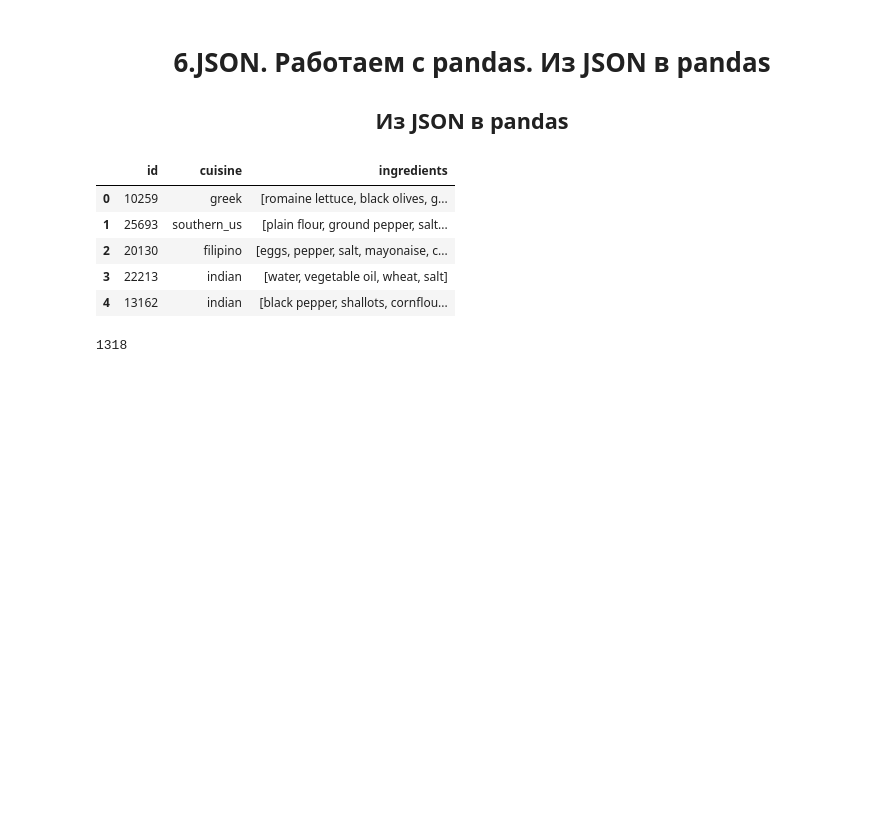
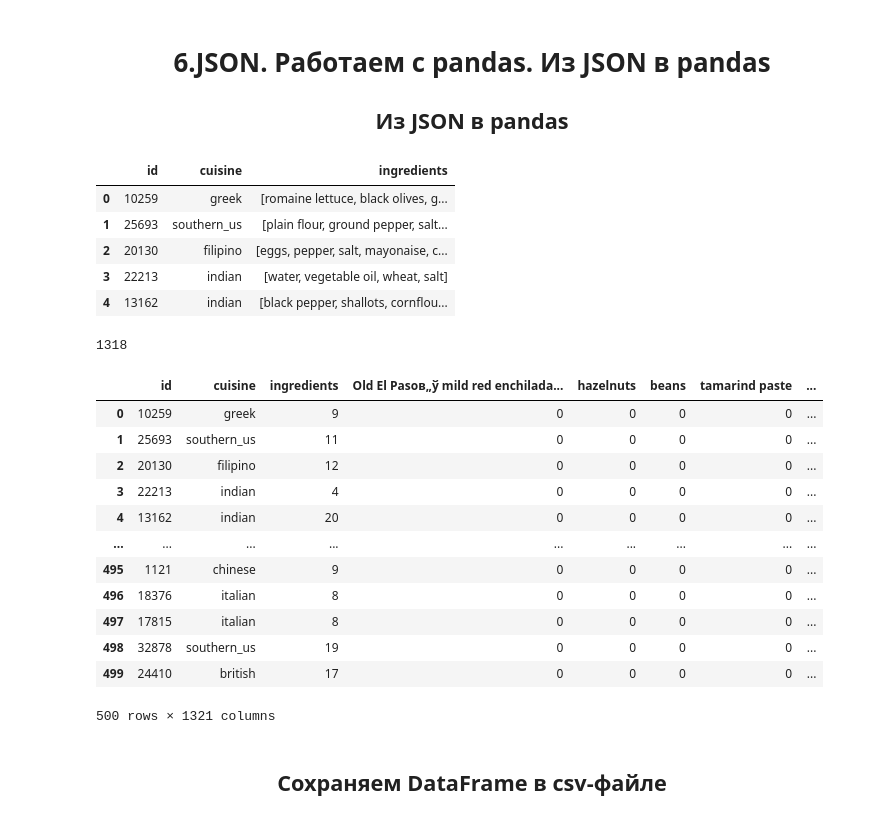
Before and after one commit to Kagemushe/sf_data_science, a Jupyter notebook: Block_2_16.ipynb, the cells around one changed output. Drawn from its saved outputs; the diff is of its cells as text; code cells hidden in the pictures; blank space fills up the shorter version.

```diff
--- a/Block_2_16.ipynb
+++ b/Block_2_16.ipynb
@@ -322,3 +319,24 @@ for ingredient_name in all_ingredients:
     # и заполняем его единицами и нулями
     # используя ранее созданную функцию contains
     df[ingredient_name] = df['ingredients'].apply(contains)
+# %%
+# Заменяем список ингредиентов в рецепте на их количество
+df['ingredients'] = df['ingredients'].apply(len)
+# Выводим содержимое полученного DataFrame на экран
+display(df)
+# %% [output]
+|  | id | cuisine | ingredients | Old El Pasoв„ў mild red enchilada... | hazelnuts | beans | tamarind paste | ... |
+| 0 | 10259 | greek | 9 | 0 | 0 | 0 | 0 | ... |
+| 1 | 25693 | southern_us | 11 | 0 | 0 | 0 | 0 | ... |
+| 2 | 20130 | filipino | 12 | 0 | 0 | 0 | 0 | ... |
+| 3 | 22213 | indian | 4 | 0 | 0 | 0 | 0 | ... |
+| 4 | 13162 | indian | 20 | 0 | 0 | 0 | 0 | ... |
+| ... | ... | ... | ... | ... | ... | ... | ... | ... |
+| 495 | 1121 | chinese | 9 | 0 | 0 | 0 | 0 | ... |
+| 496 | 18376 | italian | 8 | 0 | 0 | 0 | 0 | ... |
+| 497 | 17815 | italian | 8 | 0 | 0 | 0 | 0 | ... |
+| 498 | 32878 | southern_us | 19 | 0 | 0 | 0 | 0 | ... |
+| 499 | 24410 | british | 17 | 0 | 0 | 0 | 0 | ... |
+500 rows × 1321 columns
+# %% [markdown]
+## <center>Сохраняем DataFrame в csv-файле<center>
```
Also changed, not shown: parts of 33 cells of this notebook.
